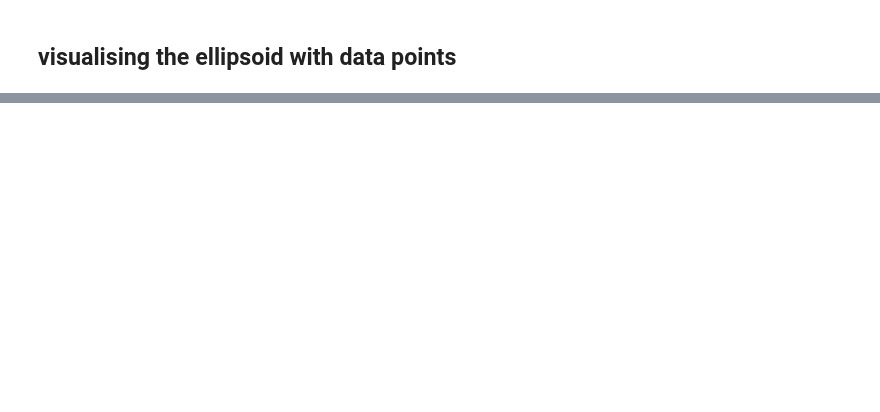
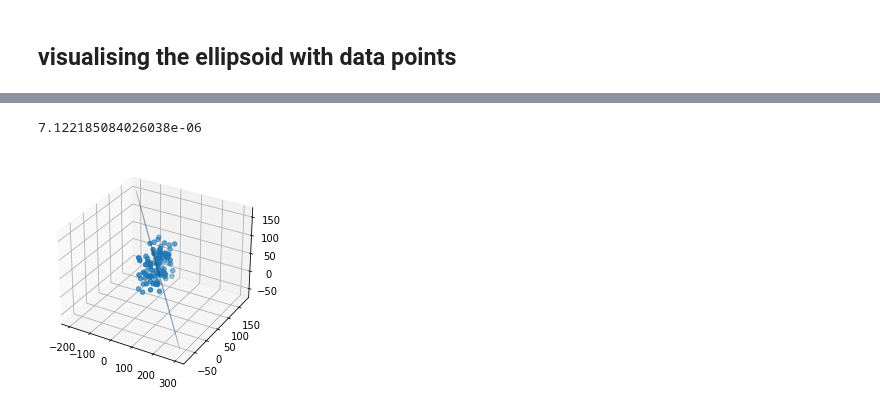
Before and after one commit to manu1003/meepc, a Jupyter notebook: meepc.ipynb, the cells around one changed output, grey strips where cells are left out. Drawn from its saved outputs; the diff is of its cells as text; code cells hidden in the pictures; blank space fills up the shorter version.

```diff
--- a/meepc.ipynb
+++ b/meepc.ipynb
@@ -74,7 +73,7 @@ def solution(Z,alpha,h,tol):
 
     while i < 100:
         if converged:
-            return h
+            return h,alpha
         alpha_old[i] = alpha[i]
         f_x = 0
         u=0
@@ -106,6 +105,6 @@ def solution(Z,alpha,h,tol):
                 updates = 0
                 stored_alpha_old = deepcopy(alpha)
 # %%
-h = solution(Z,alpha,h,1e-05)
+h,alpha = solution(Z,alpha,h,1e-05)
 h
 # %% [output]
@@ -121,0 +130,5 @@ array([0.00010936, 0.00019751, 0.00011858, 0.00013426])
+# %%
+U=np.diag(alpha)
+center=np.dot(X.T,alpha)
+A = (1/4) * la.inv(np.dot(np.dot(X.T,U), X) - np.dot(center.T,center))
+A
@@ -121,0 +144,29 @@ array([0.00010936, 0.00019751, 0.00011858, 0.00013426])
+# %%
+# point it and some other stuff
+U, D, V = la.svd(A)
+D = D[:-1]
+V = V[:-1,:-1]
+# print(D.shape)
+rx, ry, rz = [1/np.sqrt(d) for d in D]
+u, v = np.mgrid[0:2*np.pi:20j,-np.pi/2:np.pi/2:10j]
+
+
+x=rx*np.cos(u)*np.cos(v)
+y=ry*np.sin(u)*np.cos(v)
+z=rz*np.sin(v)
+print(rx)
+# print(y)
+# print(z)
+for idx in range(x.shape[0]):
+    for idy in range(y.shape[1]):
+        x[idx,idy],y[idx,idy],z[idx,idy] = np.dot(np.transpose(V),np.array([x[idx,idy],y[idx,idy],z[idx,idy]])) + centroid[:-1]
+
+
+fig = plt.figure()
+ax = fig.add_subplot(111, projection='3d')
+ax.scatter(X[:,0],X[:,1],X[:,2])
+ax.plot_surface(x, y, z, cstride = 10, rstride = 1, alpha = 0.3)
+plt.show()
+# %% [output]
+7.122185084026038e-06
+[figure, added]
```
Also changed, not shown: parts of 9 cells of this notebook, 1 other file.
